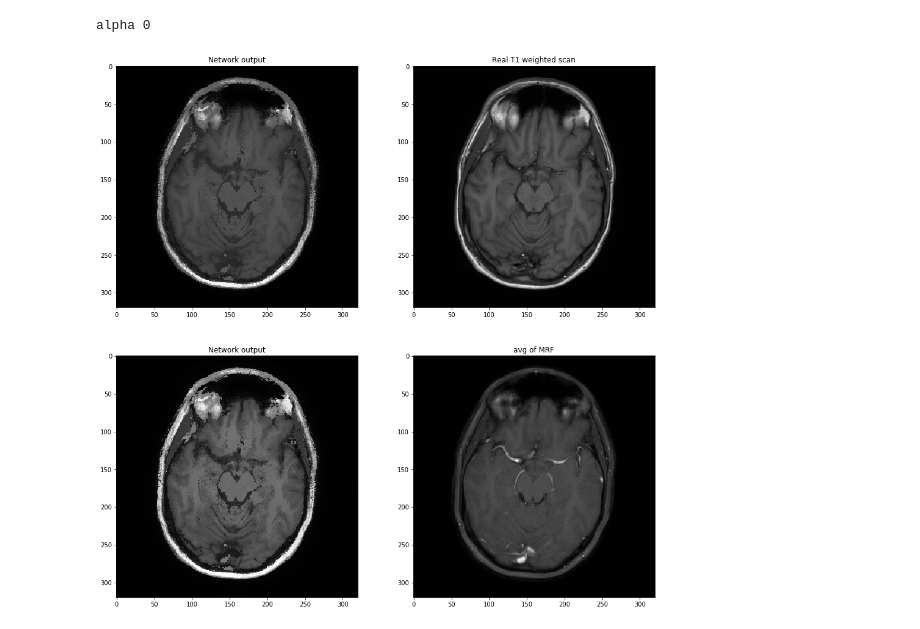
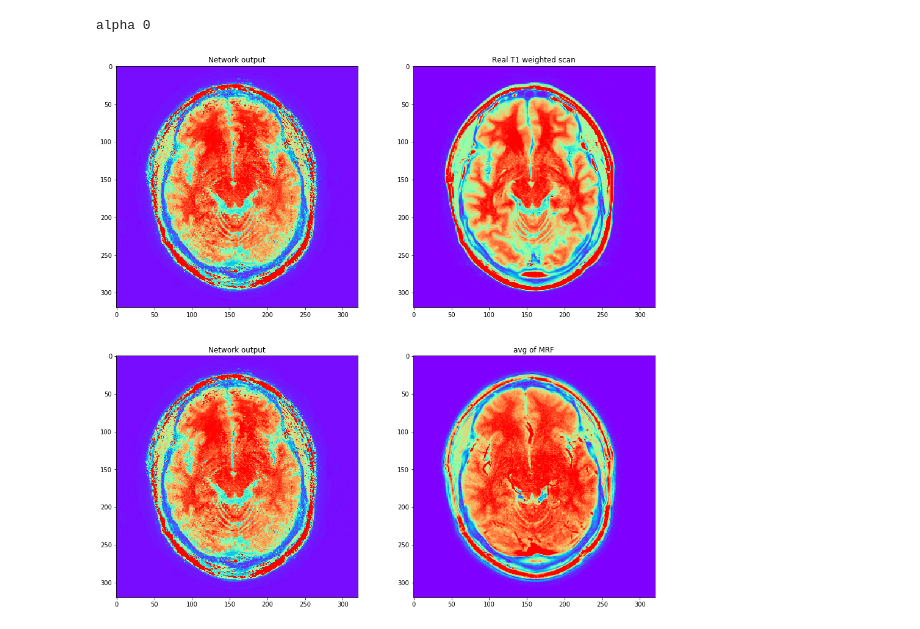
Before and after one commit to Ilya-Muromets/AutoMRF, a Jupyter notebook: ImageClassGen.ipynb, the cells around one changed output. Saved outputs shown, nothing was run; the diff lists cells and outputs as text; code cells hidden in the pictures.

```diff
--- a/ImageClassGen.ipynb
+++ b/ImageClassGen.ipynb
@@ -14,9 +19,19 @@ from skimage.measure import compare_ssim as ssim
 # %%
+def psnr(img1, img2):
+    mse = np.mean( (img1 - img2) ** 2 )
+    if mse == 0:
+        return 100
+    PIXEL_MAX = 255.0
+    return 20 * math.log10(PIXEL_MAX / math.sqrt(mse))
+
 def rescale(arr, scale=255):
-    return ((arr - arr.min()) * (1/(arr.max() - arr.min()) * scale)).astype(np.uint8)
+    arr[arr<0] = 0
+    arr = arr - arr.min()
+    arr = arr/arr.max()*scale
+    return arr.astype(np.float32)
 
 def T1fromMRF(MRF, regressor, model):
-    device = torch.device("cuda:0,1")
+    device = torch.device("cuda:0")
 
     regressor.to(device)
     regressor.load_state_dict(torch.load(model))
@@ -46,8 +63,8 @@ def T1fromMRF(MRF, regressor, model):
 # %%
 regressor = InceptionV4(num_classes=256)
-model = "models/alpha0"
-MRF = np.load("/mikQNAP/augmented_data/MRF/MRF_norm_volunteer1_1.npy")
-T1_test = np.load("/mikQNAP/augmented_data/T1w/T1_norm_volunteer1_1.npy")[0]
+model = "models/batch1024class256epoch10alpha0.75"
+MRF = np.load("/mikQNAP/augmented_data/MRF_test/MRF_norm_volunteer12_2.npy")
+T1_test = np.load("/mikQNAP/augmented_data/T1w_test/T1_norm_volunteer12_2.npy")[0]
 T1_recon = T1fromMRF(MRF, regressor, model)
 # %% [output]
 0
@@ -84,5 +82,9 @@ mean:  33.000908203125
 # %%
 test_arr_complex = MRF[0:500] + 1j* MRF[500:1000]
+# %%
+T1_test = np.load("/mikQNAP/augmented_data/T1w_test/T1_norm_volunteer12_2.npy")[0]
+thresh = np.percentile(T1_test,95)
+T1_test[T1_test>thresh] = thresh
 # %%
 # rescale to 0-255
 T1_recon = rescale(T1_recon)
@@ -91,23 +115,23 @@ MRF_avg = rescale(np.abs(np.mean(test_arr_complex, 0)))
 # %%
 fig = plt.figure(figsize=(16,16))
 print("alpha 0")
 plt.subplot(2, 2, 1)
 plt.title("Network output")
-plt.imshow(T1_recon, cmap="gray",vmin=0,vmax=255)
+plt.imshow(T1_recon, cmap="rainbow",vmin=0,vmax=255)
 
 plt.subplot(2, 2, 2)
 plt.title("Real T1 weighted scan")
-plt.imshow(T1_test, cmap="gray",vmin=0,vmax=255)
+plt.imshow(T1_test, cmap="rainbow",vmin=0,vmax=255)
 
 plt.subplot(2, 2, 3)
 plt.title("Network output")
-plt.imshow(T1_recon, cmap="gray",vmin=0,vmax=255)
+plt.imshow(T1_recon, cmap="rainbow",vmin=0,vmax=255)
 
 plt.subplot(2, 2, 4)
 plt.title("avg of MRF")
-plt.imshow(MRF_avg, cmap="gray",vmin=0,vmax=255)
+plt.imshow(MRF_avg*3.2, cmap="rainbow",vmin=0,vmax=255)
 
-plt.show()
+plt.savefig("alpha0.75.png")
 # %% [output]
 alpha 0
-[figure, old version]
+[figure, new version]
```
Also changed, not shown: parts of 29 cells of this notebook, 8 other files.
